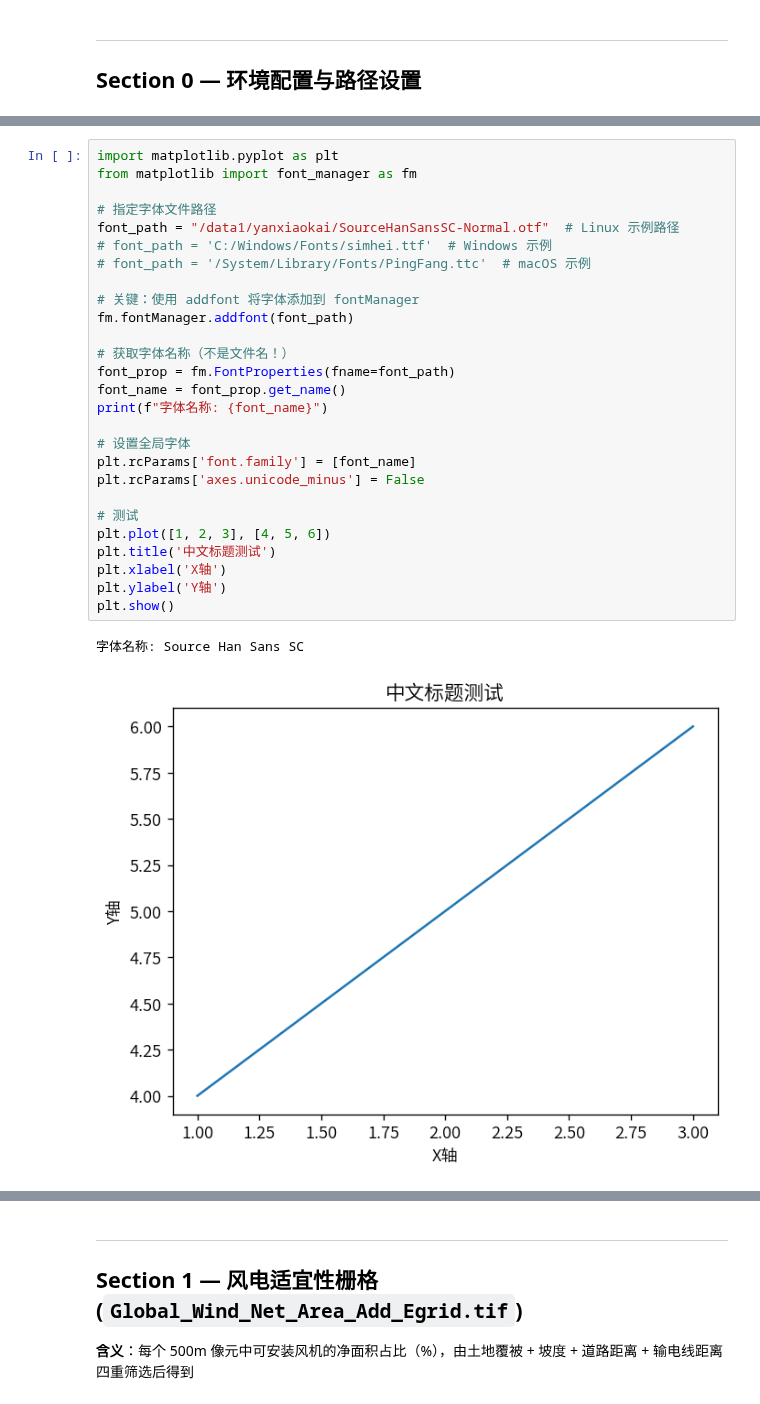
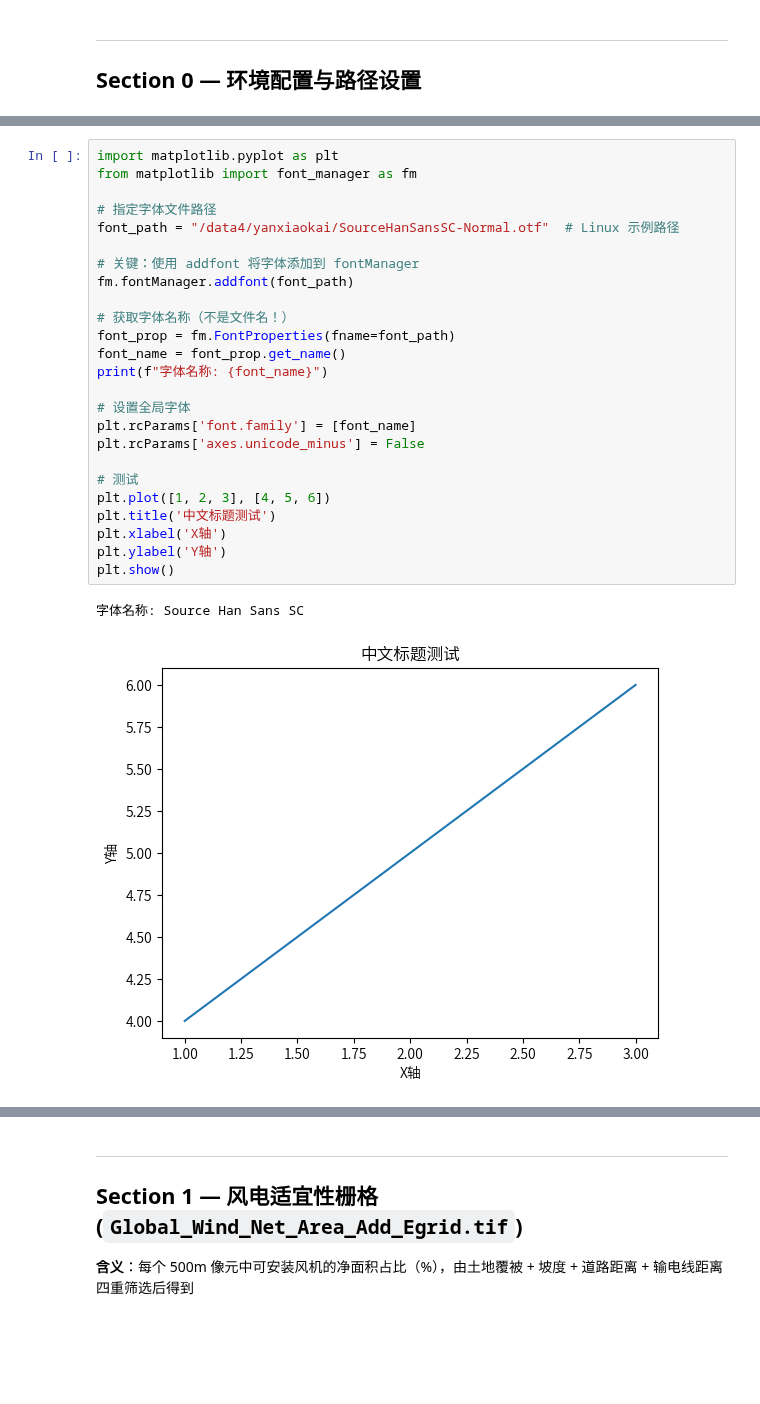
Before and after one commit to npuNancy/globally-interconnected-solar-wind-system-addresses-future-electricity-demands, a Jupyter notebook: solar_wind_optimization_viz.ipynb, the cells around one changed output, grey strips where cells are left out. Drawn from its saved outputs; the diff is of its cells as text; blank space fills up the shorter version.

```diff
--- a/solar_wind_optimization_viz.ipynb
+++ b/solar_wind_optimization_viz.ipynb
@@ -31,33 +14,31 @@ plt.show()
 # %%
 import matplotlib.pyplot as plt
 from matplotlib import font_manager as fm
 
 # 指定字体文件路径
-font_path = "/data1/yanxiaokai/SourceHanSansSC-Normal.otf"  # Linux 示例路径
-# font_path = 'C:/Windows/Fonts/simhei.ttf'  # Windows 示例
-# font_path = '/System/Library/Fonts/PingFang.ttc'  # macOS 示例
+font_path = "/data4/yanxiaokai/SourceHanSansSC-Normal.otf"  # Linux 示例路径
 
 # 关键：使用 addfont 将字体添加到 fontManager
 fm.fontManager.addfont(font_path)
 
 # 获取字体名称（不是文件名！）
 font_prop = fm.FontProperties(fname=font_path)
 font_name = font_prop.get_name()
 print(f"字体名称: {font_name}")
 
 # 设置全局字体
 plt.rcParams['font.family'] = [font_name]
 plt.rcParams['axes.unicode_minus'] = False
 
 # 测试
 plt.plot([1, 2, 3], [4, 5, 6])
 plt.title('中文标题测试')
 plt.xlabel('X轴')
 plt.ylabel('Y轴')
 plt.show()
 # %% [output]
 字体名称: Source Han Sans SC
-[figure, old version]
+[figure, new version]
 # %%
 import os
 import warnings
```
Also changed, not shown: parts of 2 cells of this notebook.
